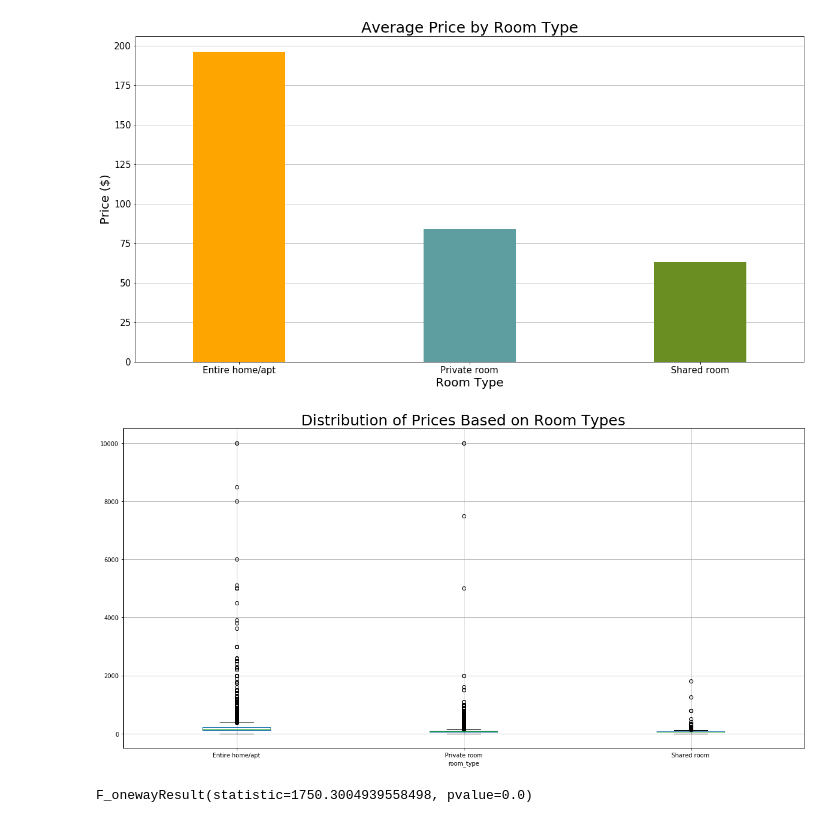
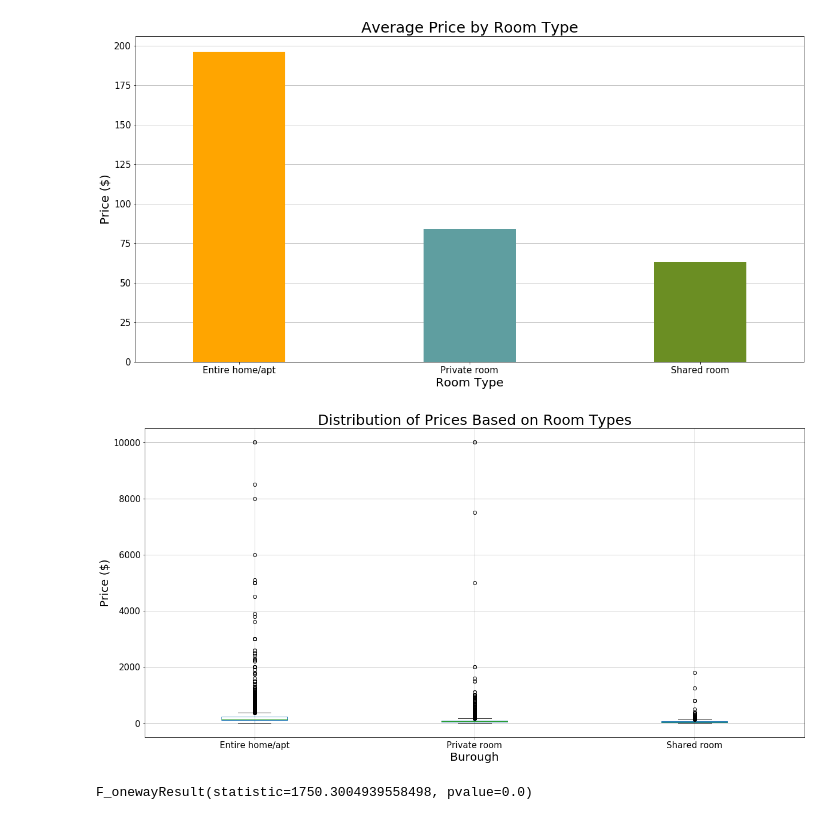
Before and after one commit to josephsy96/Project_1, a Jupyter notebook: Airbnb_Analysis.ipynb, the cells around one changed output. Cells and saved outputs as stored; diff of their text form; code cells hidden in the pictures.

```diff
--- a/Airbnb_Analysis.ipynb
+++ b/Airbnb_Analysis.ipynb
@@ -163,14 +172,20 @@ Shared room       63.213948
 # %%
 room_group = nyc_df[['room_type','price']]
 #Create Boxplot for room_types
 room_group.boxplot('price',by='room_type',figsize=(20,10))
+
+#Formatting Plot
 plt.title('Distribution of Prices Based on Room Types',size=25)
-plt.suptitle('')
+plt.ylabel('Price ($)', size = 20)
+plt.xlabel('Burough', size = 20)
+plt.xticks(size = 15)
+plt.yticks(size = 15)
+plt.suptitle('');
 
 #save as .png
 plt.savefig('Airbnb Data/dis_roomtypes.png')
 # %% [output]
-[figure, old version]
+[figure, new version]
 # %%
 #To accept or reject the Null Hypothesis
 house_price = nyc_df[nyc_df["room_type"] == "Entire home/apt"]["price"]
```
Also changed, not shown: parts of 1 cell of this notebook, 2 other files.
